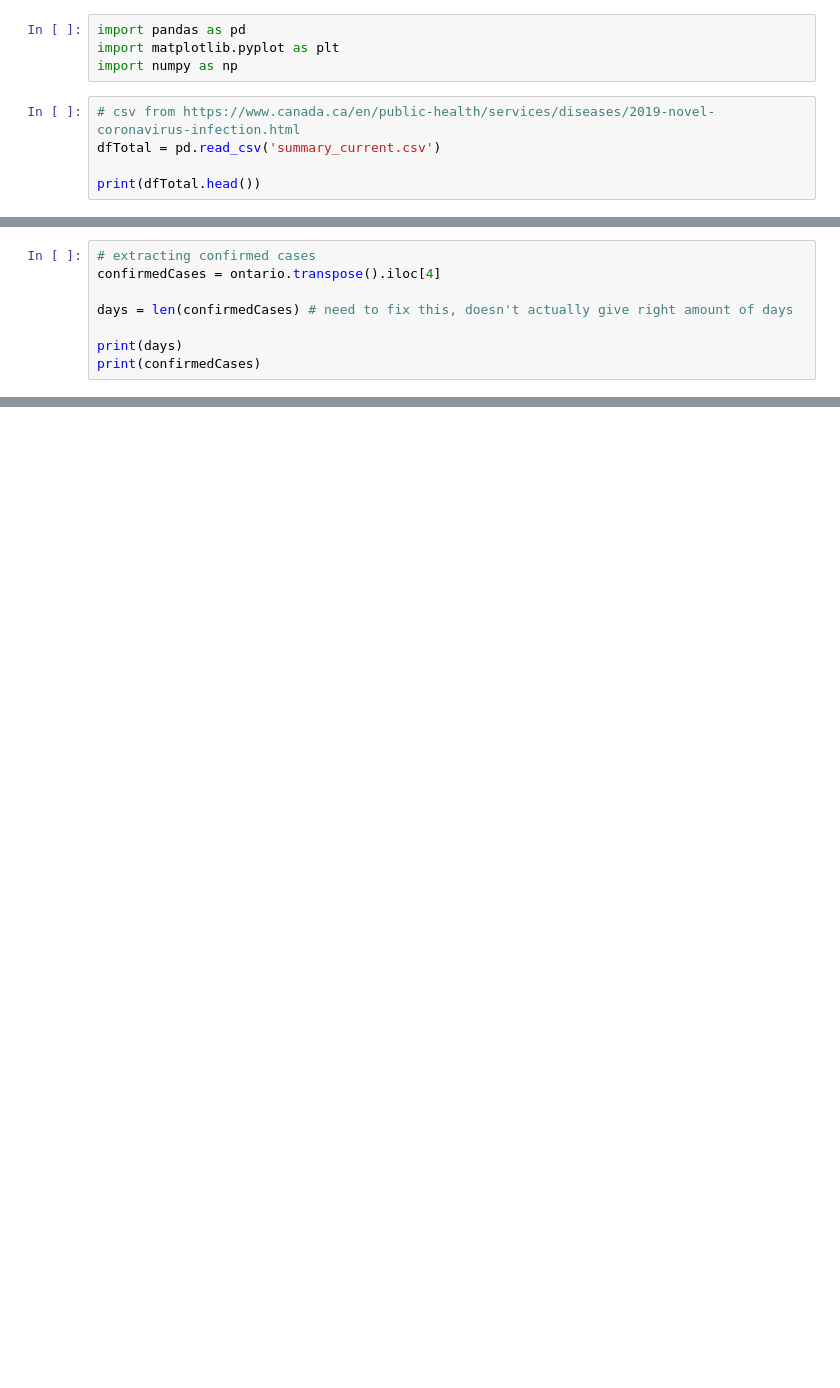
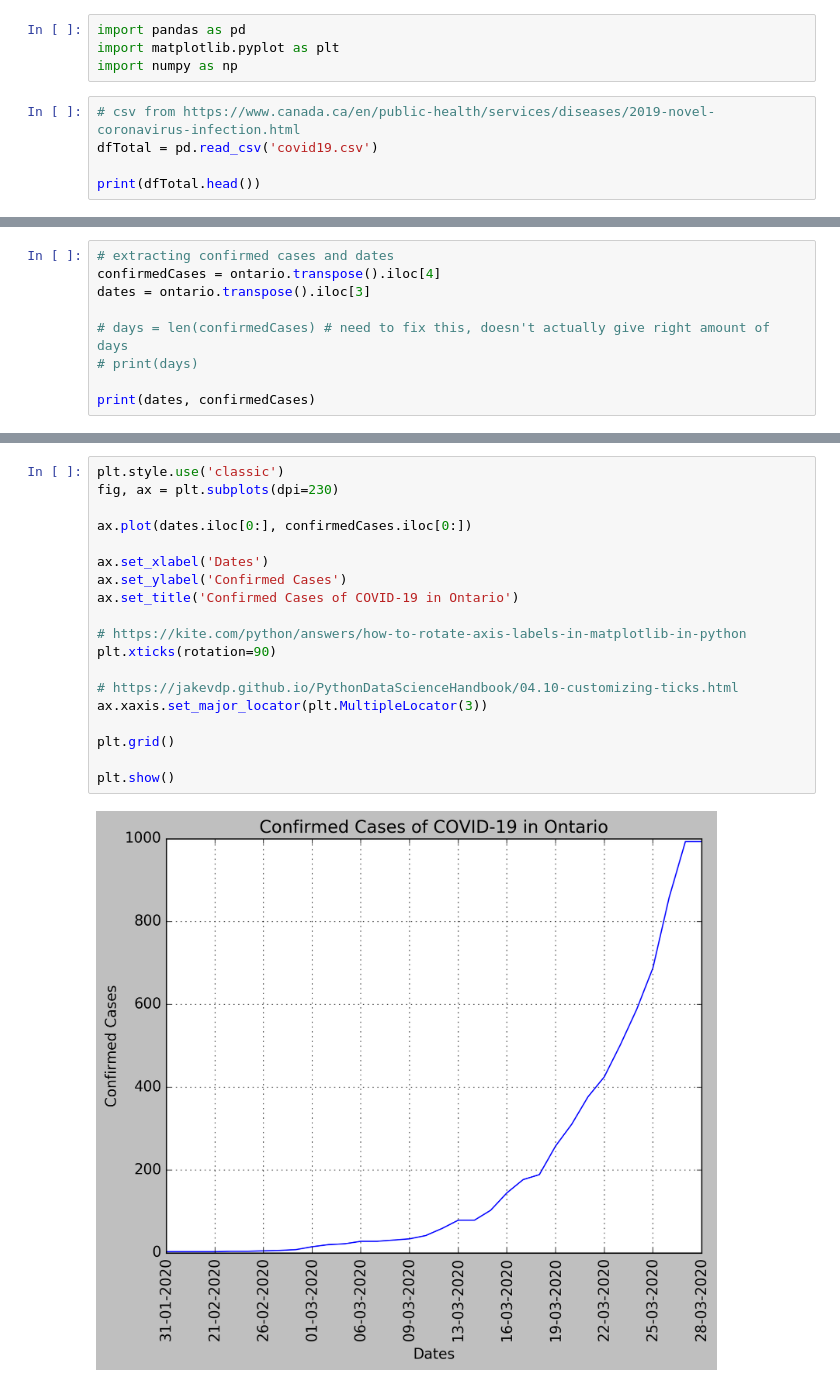
Before and after one commit to MichaszJ/Ontario-COVID-19, a Jupyter notebook: Ontario-COVID-19.ipynb, the cells around one changed output, grey strips where cells are left out. Cells and saved outputs as stored; diff of their text form; blank space fills up the shorter version.

Commit message:
Update for csv filename change, graph works

```diff
--- a/Ontario-COVID-19.ipynb
+++ b/Ontario-COVID-19.ipynb
@@ -4,7 +4,7 @@ import matplotlib.pyplot as plt
 import numpy as np
 # %%
 # csv from https://www.canada.ca/en/public-health/services/diseases/2019-novel-coronavirus-infection.html
-dfTotal = pd.read_csv('summary_current.csv')
+dfTotal = pd.read_csv('covid19.csv')
 
 print(dfTotal.head())
 # %% [output]
@@ -46,9 +46,10 @@ print(ontario)
 # %%
-# extracting confirmed cases
+# extracting confirmed cases and dates
 confirmedCases = ontario.transpose().iloc[4]
+dates = ontario.transpose().iloc[3]
 
-days = len(confirmedCases) # need to fix this, doesn't actually give right amount of days
+# days = len(confirmedCases) # need to fix this, doesn't actually give right amount of days
+# print(days)
 
-print(days)
-print(confirmedCases)
+print(dates, confirmedCases)
 # %% [output]
@@ -84,0 +73,21 @@ NameError: name 'cases' is not defined
+# %%
+plt.style.use('classic')
+fig, ax = plt.subplots(dpi=230)
+
+ax.plot(dates.iloc[0:], confirmedCases.iloc[0:])
+
+ax.set_xlabel('Dates')
+ax.set_ylabel('Confirmed Cases')
+ax.set_title('Confirmed Cases of COVID-19 in Ontario')
+
+# https://kite.com/python/answers/how-to-rotate-axis-labels-in-matplotlib-in-python
+plt.xticks(rotation=90)
+
+# https://jakevdp.github.io/PythonDataScienceHandbook/04.10-customizing-ticks.html
+ax.xaxis.set_major_locator(plt.MultipleLocator(3))
+
+plt.grid()
+
+plt.show()
+# %% [output]
+[figure, added]
```
Also changed, not shown: parts of 4 cells of this notebook.
